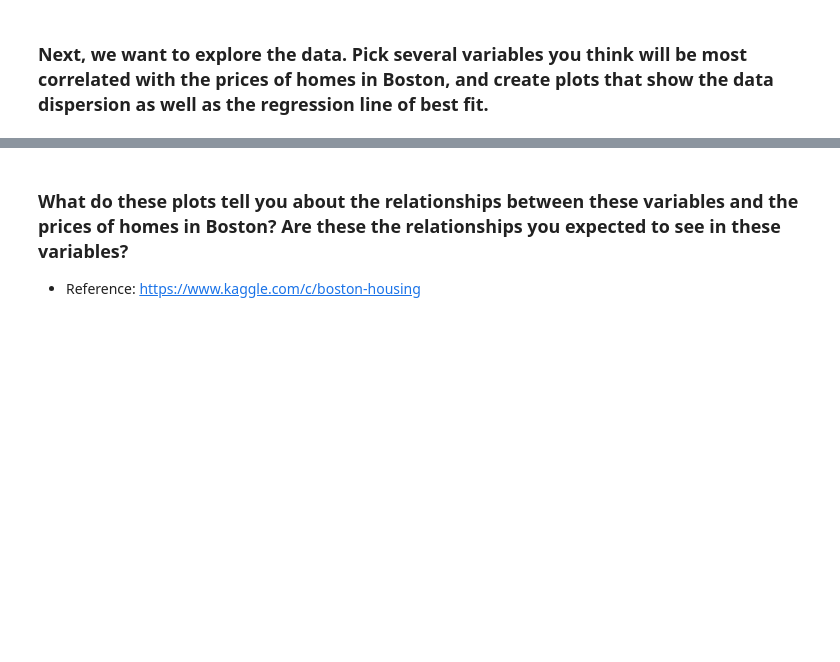
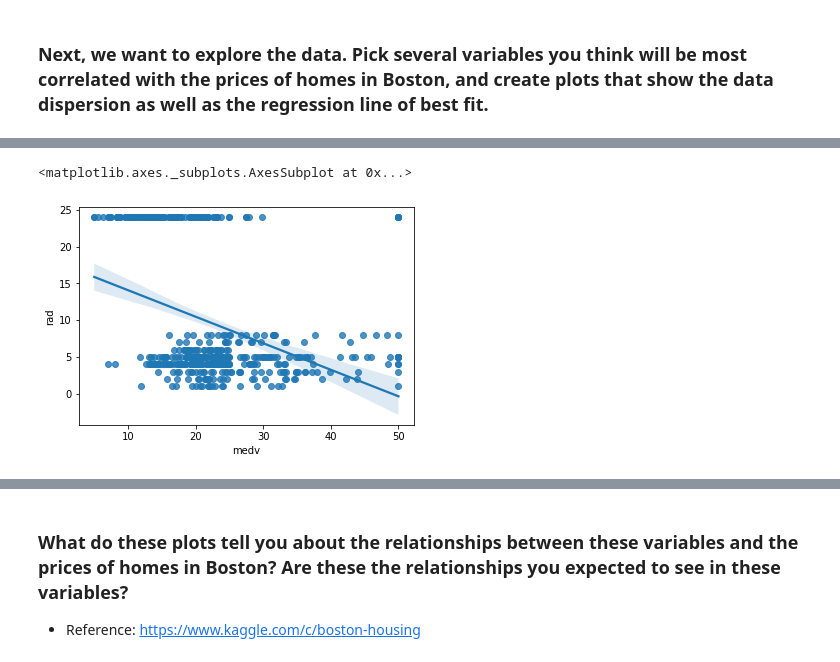
Before and after one commit to paoloironhack/data_analytics062020, a Jupyter notebook: labs/module_3/Evaluation_Sup_learning/main.ipynb, the cells around one changed output, grey strips where cells are left out. Cells and saved outputs as stored; diff of their text form; code cells hidden in the pictures; blank space fills up the shorter version.

```diff
--- a/labs/module_3/Evaluation_Sup_learning/main.ipynb
+++ b/labs/module_3/Evaluation_Sup_learning/main.ipynb
@@ -26,0 +165,6 @@ Download the Boston dataset from [here](https://drive.google.com/file/d/1Bux3hwV
+# %%
+sns.regplot(data=Boston, x="medv", y="rad")
+#very weak negative correlation between distance to highways and value
+# %% [output]
+<matplotlib.axes._subplots.AxesSubplot at 0x...>
+[figure, added]
```
Also changed, not shown: parts of 42 cells of this notebook.
